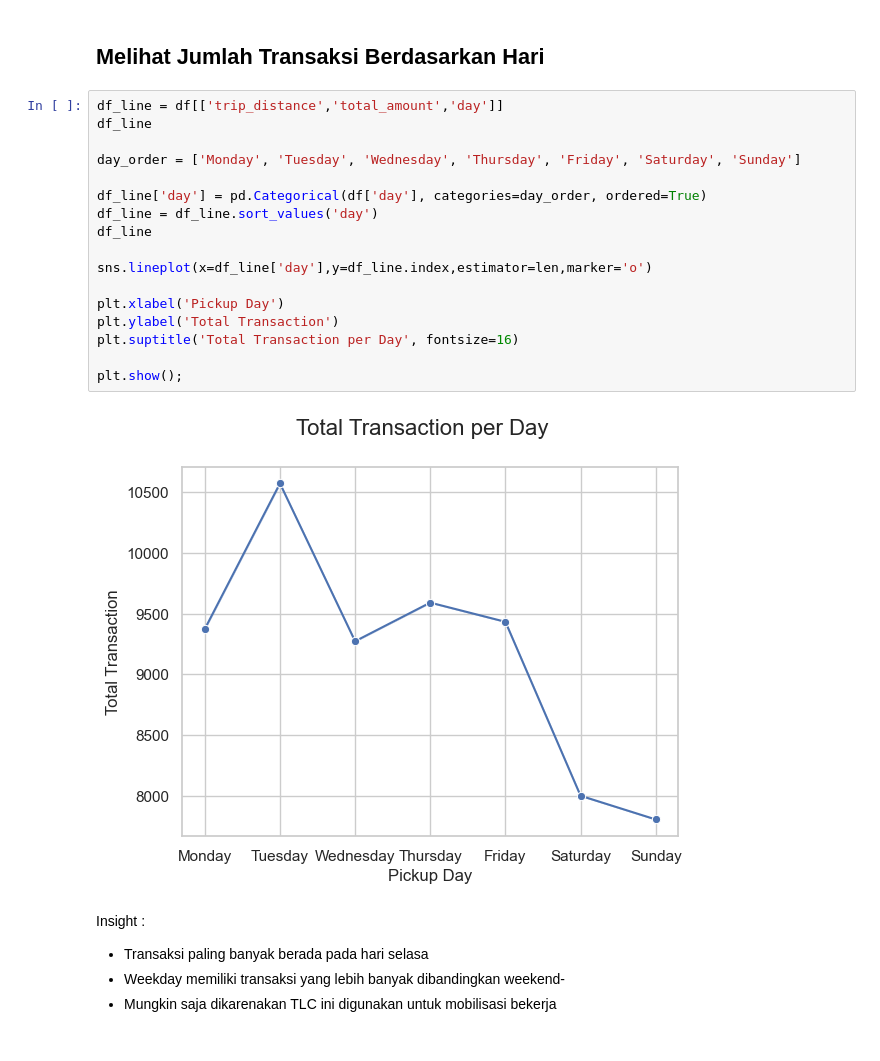
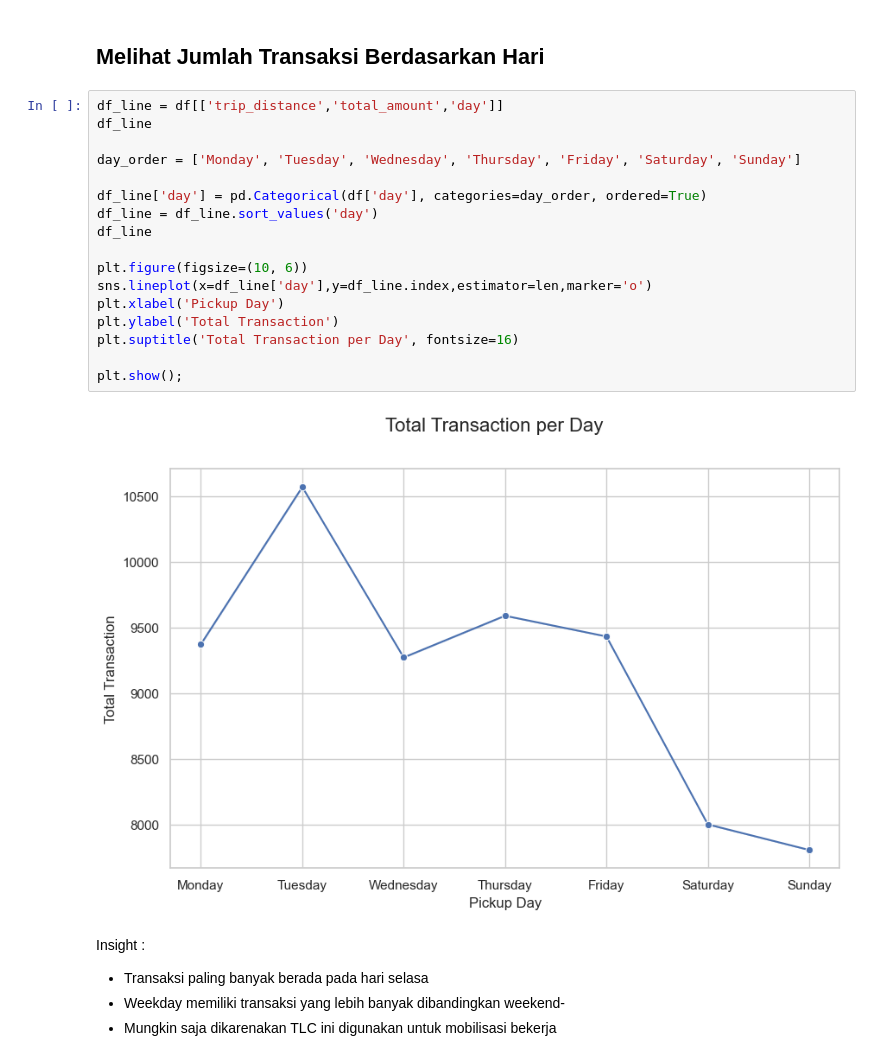
Before and after one commit to ariqr11/capstone2_purwadhika, a Jupyter notebook: DataAnalysis.ipynb, the cells around one changed output. Saved outputs shown, nothing was run; the diff lists cells and outputs as text.

```diff
--- a/DataAnalysis.ipynb
+++ b/DataAnalysis.ipynb
@@ -281,22 +284,22 @@ else:
 # %%
 df_line = df[['trip_distance','total_amount','day']]
 df_line
 
 day_order = ['Monday', 'Tuesday', 'Wednesday', 'Thursday', 'Friday', 'Saturday', 'Sunday']
 
 df_line['day'] = pd.Categorical(df['day'], categories=day_order, ordered=True)
 df_line = df_line.sort_values('day')
 df_line
 
+plt.figure(figsize=(10, 6))
 sns.lineplot(x=df_line['day'],y=df_line.index,estimator=len,marker='o')
-
 plt.xlabel('Pickup Day')
 plt.ylabel('Total Transaction')
 plt.suptitle('Total Transaction per Day', fontsize=16)
 
 plt.show();
 # %% [output]
-[figure, old version]
+[figure, new version]
 # %% [markdown]
 Insight :
 - Transaksi paling banyak berada pada hari selasa
```
Also changed, not shown: parts of 15 cells of this notebook.
